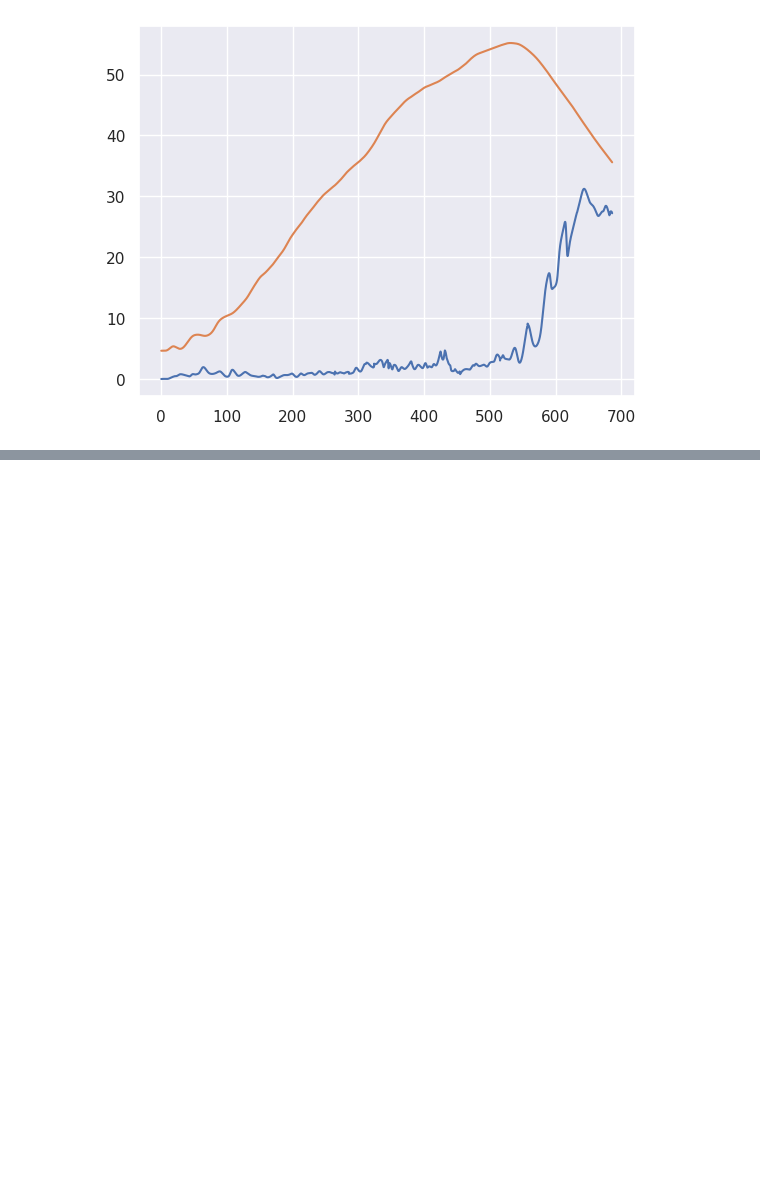
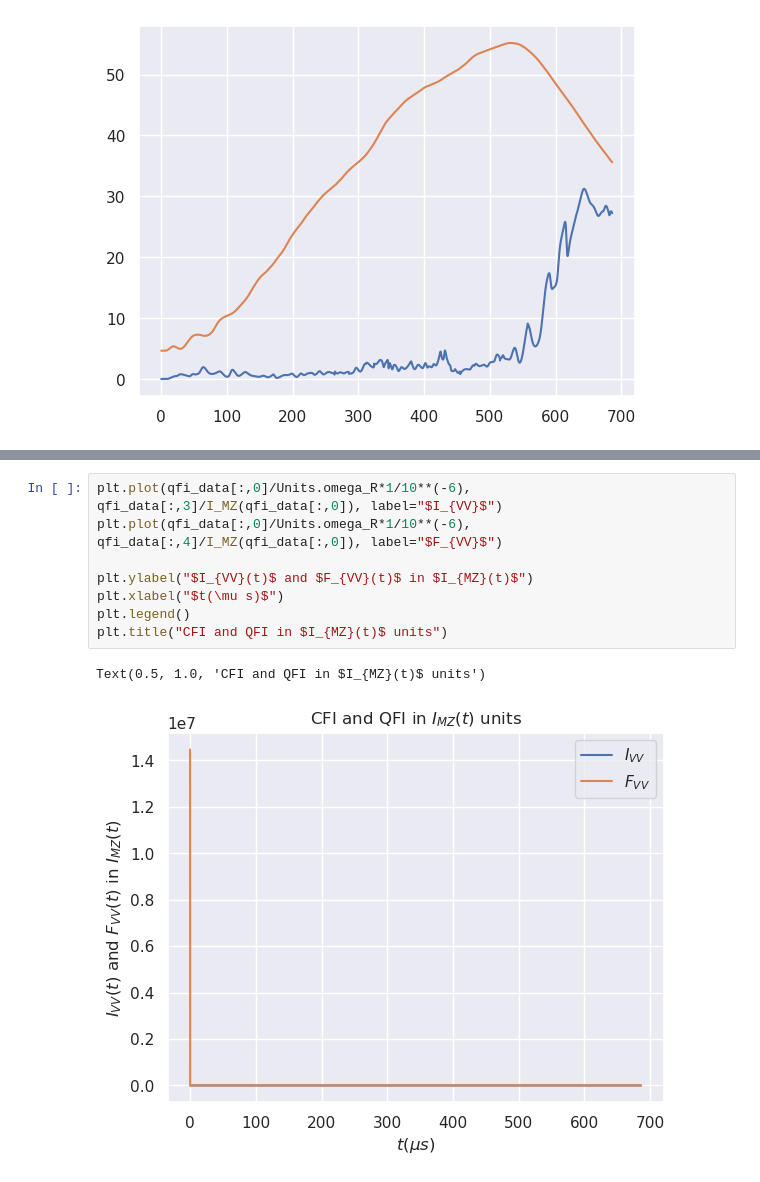
Before and after one commit to rootware/lattice_evolution, a Jupyter notebook: Python/CFI_plots.ipynb, the cells around one changed output, grey strips where cells are left out. Cells and saved outputs as stored; diff of their text form; blank space fills up the shorter version.

Commit message:
commit qfi plots

```diff
--- a/Python/CFI_plots.ipynb
+++ b/Python/CFI_plots.ipynb
@@ -49,3 +51,14 @@ plt.title("CFI and QFI in $I_{MZ}(t)$ units")
 # %% [output]
 Text(0.5, 1.0, 'CFI and QFI in $I_{MZ}(t)$ units')
 [figure]
+# %%
+plt.plot(qfi_data[:,0]/Units.omega_R*1/10**(-6), qfi_data[:,3]/I_MZ(qfi_data[:,0]), label="$I_{VV}$")
+plt.plot(qfi_data[:,0]/Units.omega_R*1/10**(-6), qfi_data[:,4]/I_MZ(qfi_data[:,0]), label="$F_{VV}$")
+
+plt.ylabel("$I_{VV}(t)$ and $F_{VV}(t)$ in $I_{MZ}(t)$")
+plt.xlabel("$t(\mu s)$")
+plt.legend()
+plt.title("CFI and QFI in $I_{MZ}(t)$ units")
+# %% [output]
+Text(0.5, 1.0, 'CFI and QFI in $I_{MZ}(t)$ units')
+[figure, added]
```
Also changed, not shown: parts of 2 cells of this notebook, 2 other files.
